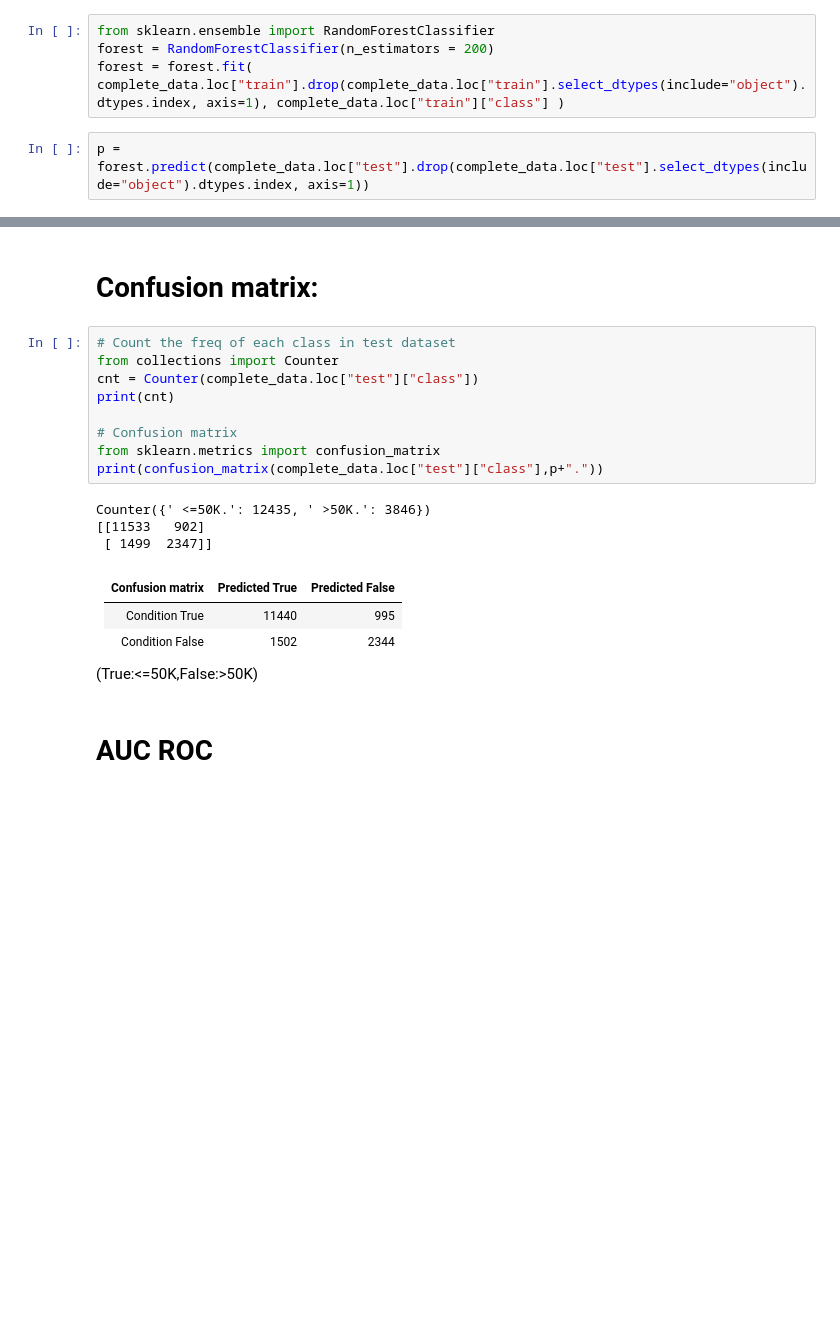
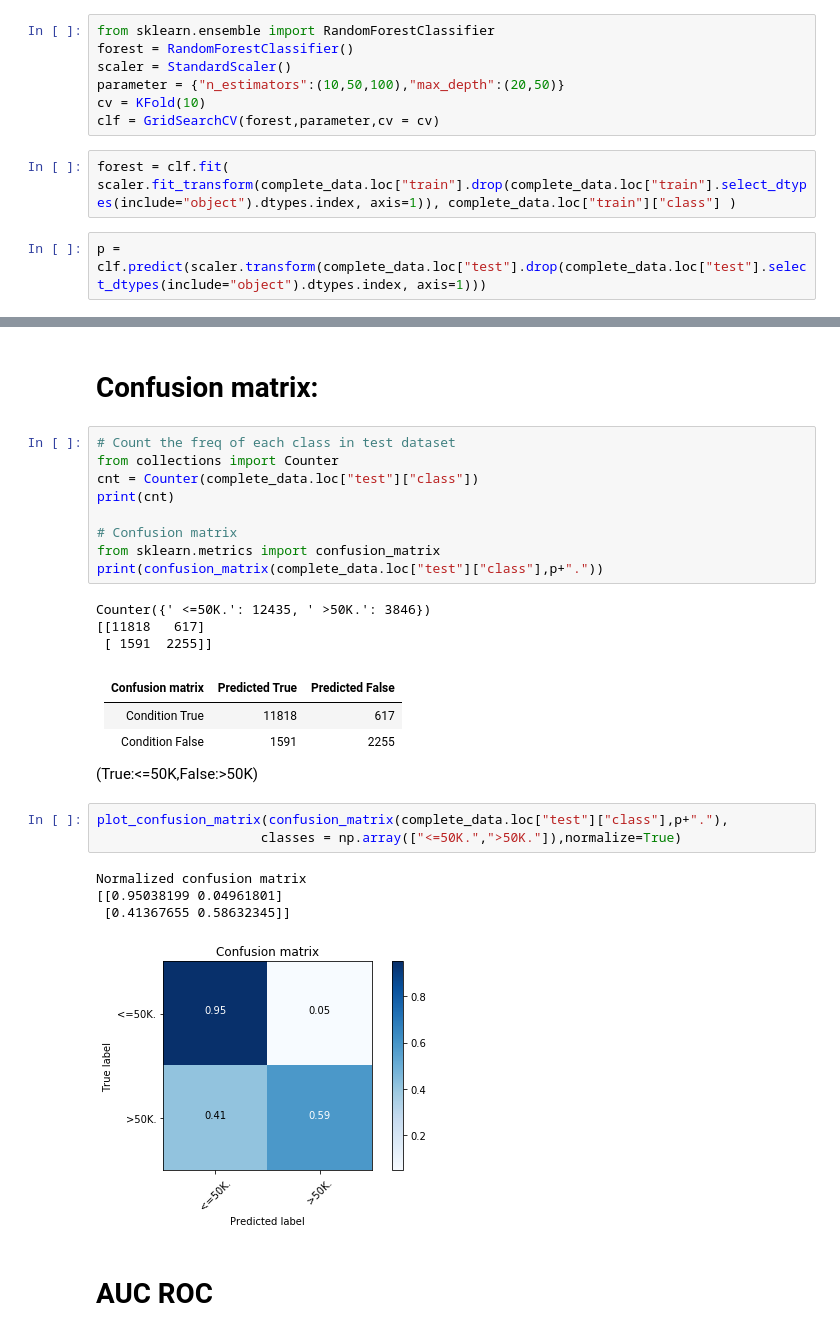
Before and after one commit to Barcavin/aunalytics, a Jupyter notebook: randomforest.ipynb, the cells around one changed output, grey strips where cells are left out. Saved outputs shown, nothing was run; the diff lists cells and outputs as text; blank space fills up the shorter version.

```diff
--- a/randomforest.ipynb
+++ b/randomforest.ipynb
@@ -6,8 +10,13 @@ import matplotlib.pyplot as plt
 %matplotlib inline
+# %%
+from sklearn.ensemble import RandomForestClassifier
+forest = RandomForestClassifier()
+scaler = StandardScaler()
+parameter = {"n_estimators":(10,50,100),"max_depth":(20,50)}
+cv = KFold(10)
+clf = GridSearchCV(forest,parameter,cv = cv)
 # %%
-from sklearn.ensemble import RandomForestClassifier
-forest = RandomForestClassifier(n_estimators = 200)
-forest = forest.fit( complete_data.loc["train"].drop(complete_data.loc["train"].select_dtypes(include="object").dtypes.index, axis=1), complete_data.loc["train"]["class"] )
+forest = clf.fit( scaler.fit_transform(complete_data.loc["train"].drop(complete_data.loc["train"].select_dtypes(include="object").dtypes.index, axis=1)), complete_data.loc["train"]["class"] )
 # %%
-p = forest.predict(complete_data.loc["test"].drop(complete_data.loc["test"].select_dtypes(include="object").dtypes.index, axis=1))
+p = clf.predict(scaler.transform(complete_data.loc["test"].drop(complete_data.loc["test"].select_dtypes(include="object").dtypes.index, axis=1)))
 # %%
@@ -34,15 +53,23 @@ from sklearn.metrics import confusion_matrix
 print(confusion_matrix(complete_data.loc["test"]["class"],p+"."))
 # %% [output]
 Counter({' <=50K.': 12435, ' >50K.': 3846})
-[[11533   902]
- [ 1499  2347]]
+[[11818   617]
+ [ 1591  2255]]
 # %% [markdown]
 |Confusion matrix| Predicted True| Predicted False|
 |---------|-------|------|
-|Condition True|11440 |995|
-|Condition False|1502 | 2344|
+|Condition True|11818    |617|
+|Condition False|1591   | 2255|
 
 (True:<=50K,False:>50K)
+# %%
+plot_confusion_matrix(confusion_matrix(complete_data.loc["test"]["class"],p+"."),
+                     classes = np.array(["<=50K.",">50K."]),normalize=True)
+# %% [output]
+Normalized confusion matrix
+[[0.95038199 0.04961801]
+ [0.41367655 0.58632345]]
+[figure, added]
 # %% [markdown]
 # AUC ROC
 # %%
```
Also changed, not shown: parts of 7 cells of this notebook, 2 other files.
